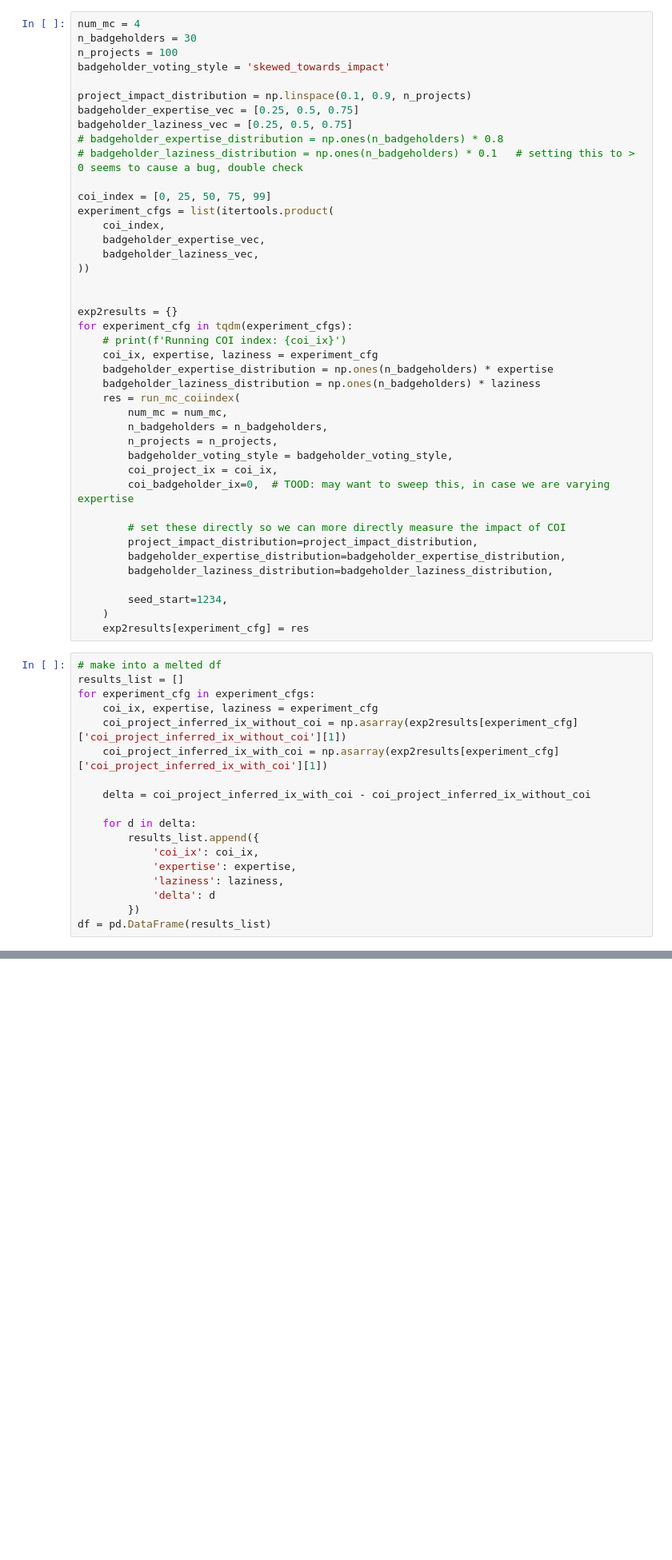
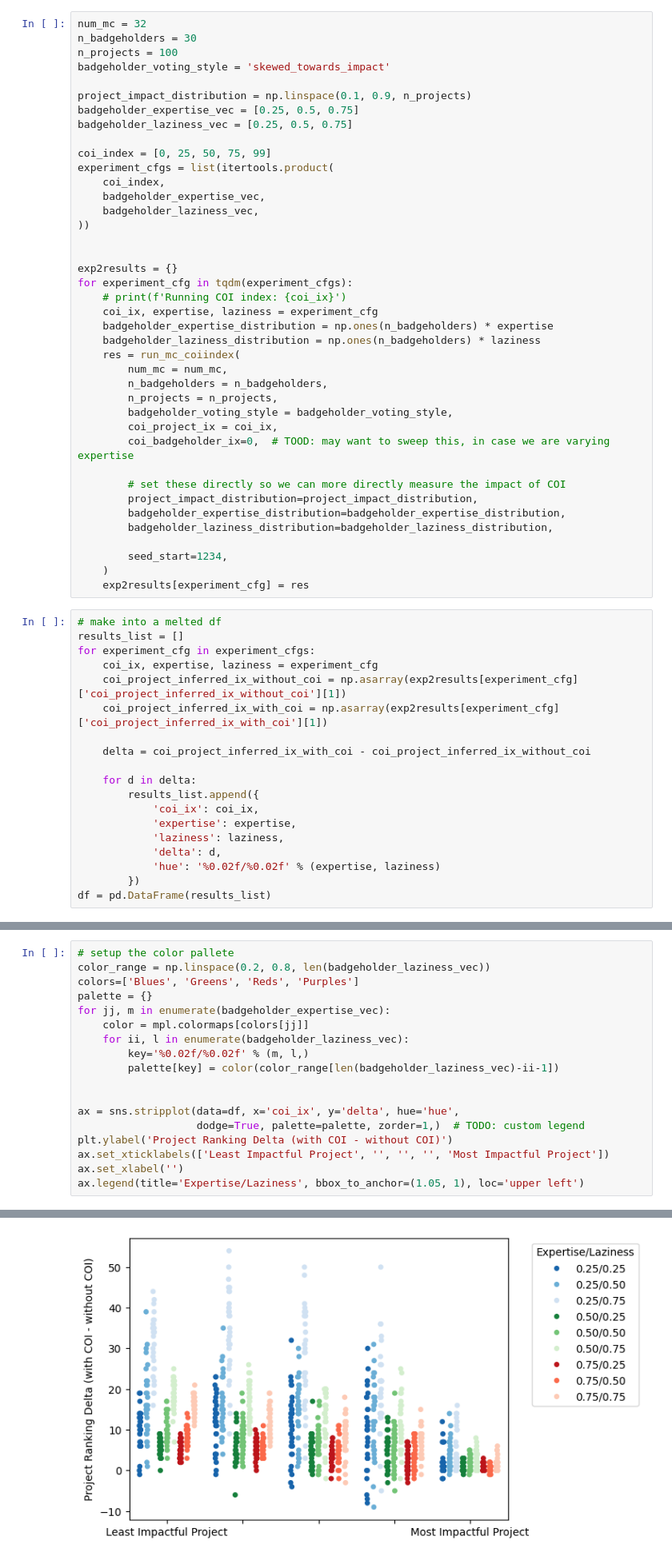
Before and after one commit to CELtd/voting_mechanism_design, a Jupyter notebook: notebooks/pairwise_coi.ipynb, the cells around one changed output, grey strips where cells are left out. Shown at 80% size. Drawn from its saved outputs; the diff is of its cells as text; blank space fills up the shorter version.

```diff
--- a/notebooks/pairwise_coi.ipynb
+++ b/notebooks/pairwise_coi.ipynb
@@ -316,7 +317,7 @@ def run_mc_coiindex(
         'coi_project_inferred_ix_without_coi': coi_project_inferred_ix_without_coi
     }
 # %%
-num_mc = 4
+num_mc = 32
 n_badgeholders = 30
 n_projects = 100
 badgeholder_voting_style = 'skewed_towards_impact'
@@ -324,8 +325,6 @@ badgeholder_voting_style = 'skewed_towards_impact'
 project_impact_distribution = np.linspace(0.1, 0.9, n_projects)
 badgeholder_expertise_vec = [0.25, 0.5, 0.75]
 badgeholder_laziness_vec = [0.25, 0.5, 0.75]
-# badgeholder_expertise_distribution = np.ones(n_badgeholders) * 0.8
-# badgeholder_laziness_distribution = np.ones(n_badgeholders) * 0.1   # setting this to > 0 seems to cause a bug, double check
 
 coi_index = [0, 25, 50, 75, 99]
 experiment_cfgs = list(itertools.product(
@@ -372,6 +371,7 @@ for experiment_cfg in experiment_cfgs:
             'coi_ix': coi_ix,
             'expertise': expertise,
             'laziness': laziness,
-            'delta': d
+            'delta': d,
+            'hue': '%0.02f/%0.02f' % (expertise, laziness)
         })
 df = pd.DataFrame(results_list)
@@ -386,0 +378,19 @@ Text(0.5, 0, 'COI Project Index')
+# %%
+# setup the color pallete
+color_range = np.linspace(0.2, 0.8, len(badgeholder_laziness_vec))
+colors=['Blues', 'Greens', 'Reds', 'Purples']
+palette = {}
+for jj, m in enumerate(badgeholder_expertise_vec):
+    color = mpl.colormaps[colors[jj]]
+    for ii, l in enumerate(badgeholder_laziness_vec):
+        key='%0.02f/%0.02f' % (m, l,)
+        palette[key] = color(color_range[len(badgeholder_laziness_vec)-ii-1])
+
+
+ax = sns.stripplot(data=df, x='coi_ix', y='delta', hue='hue',
+                   dodge=True, palette=palette, zorder=1,)  # TODO: custom legend
+plt.ylabel('Project Ranking Delta (with COI - without COI)')
+ax.set_xticklabels(['Least Impactful Project', '', '', '', 'Most Impactful Project'])
+ax.set_xlabel('')
+ax.legend(title='Expertise/Laziness', bbox_to_anchor=(1.05, 1), loc='upper left')
+# %% [output]
@@ -387,3 +398,4 @@ Text(0.5, 0, 'COI Project Index')
+[figure, added]
 # %%
 # TODO: make a plot of how the overall project ranking is updated by COI
 
```
Also changed, not shown: parts of 4 cells of this notebook, 3 other files.
